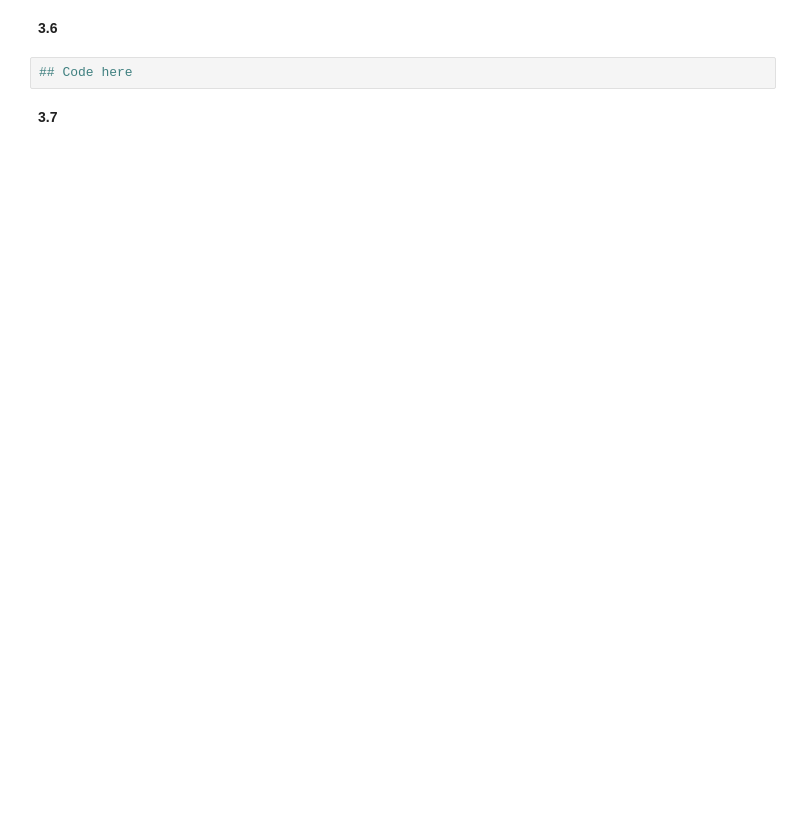
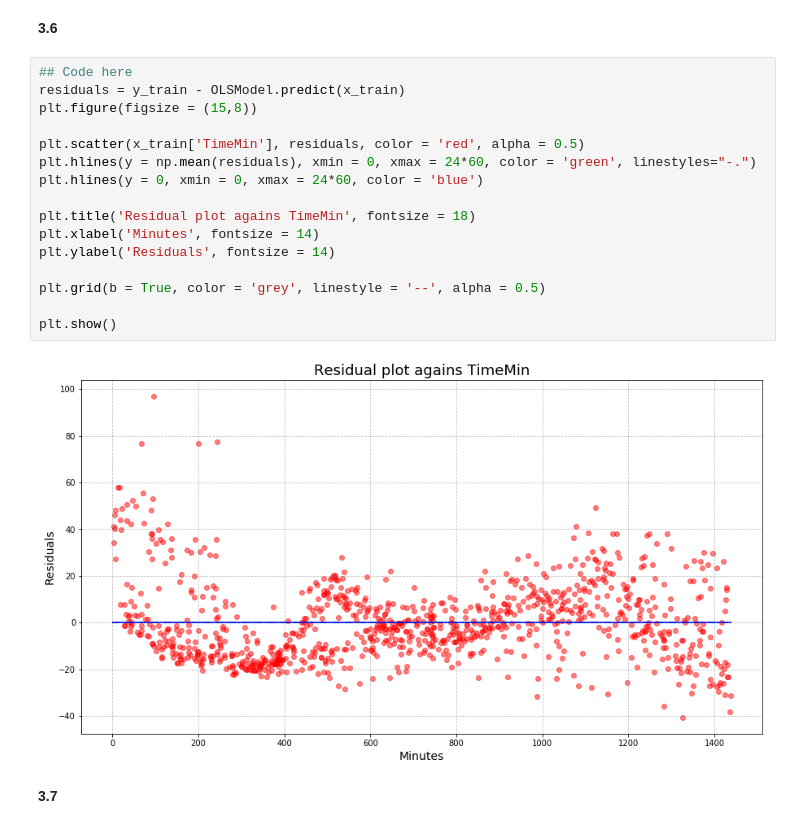
Before and after one commit to lucasmoschen/data-science-fundamentals, a Jupyter notebook: homeworks/cs109a_hw2/cs109a_hw2.ipynb, the cells around one changed output. Saved outputs shown, nothing was run; the diff lists cells and outputs as text; blank space fills up the shorter version.

```diff
--- a/homeworks/cs109a_hw2/cs109a_hw2.ipynb
+++ b/homeworks/cs109a_hw2/cs109a_hw2.ipynb
@@ -319,7 +378,23 @@ We next consider simple linear regression for the same train-test data sets, whi
 # %% [markdown]
 **3.6**
-# %%
-## Code here
+# %%
+## Code here
+residuals = y_train - OLSModel.predict(x_train)
+plt.figure(figsize = (15,8))
+
+plt.scatter(x_train['TimeMin'], residuals, color = 'red', alpha = 0.5)
+plt.hlines(y = np.mean(residuals), xmin = 0, xmax = 24*60, color = 'green', linestyles="-.")
+plt.hlines(y = 0, xmin = 0, xmax = 24*60, color = 'blue')
+
+plt.title('Residual plot agains TimeMin', fontsize = 18)
+plt.xlabel('Minutes', fontsize = 14)
+plt.ylabel('Residuals', fontsize = 14)
+
+plt.grid(b = True, color = 'grey', linestyle = '--', alpha = 0.5)
+
+plt.show()
+# %% [output]
+[figure, added]
 # %% [markdown]
 **3.7**
 # %% [markdown]
```
Also changed, not shown: parts of 44 cells of this notebook.
